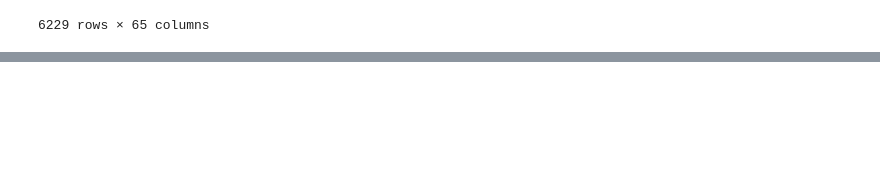
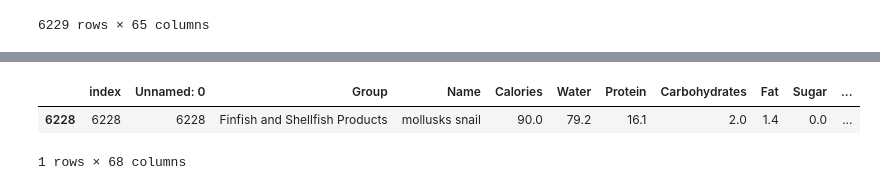
Before and after one commit to CMFV/FINAL_PROJECT, a Jupyter notebook: second_clening.ipynb, the cells around one changed output, grey strips where cells are left out. Saved outputs shown, nothing was run; the diff lists cells and outputs as text; code cells hidden in the pictures; blank space fills up the shorter version.

```diff
--- a/second_clening.ipynb
+++ b/second_clening.ipynb
@@ -271,7 +271,7 @@ for i in df_properties['Name']:
         lista_vacia.append(0)
 
 me_bad = {
-    "ME_BAD": lista_vacia
+    "BAD": lista_vacia
 }
 
 df_properties = pd.concat([df_properties, pd.DataFrame(me_bad)], axis=1)
@@ -310,19 +310,18 @@ Name: ME_BAD, dtype: int64
 # %%
 lista_vacia=[]
 for i in df_properties['Name']:
-    for x in df_properties['ME_BAD']:
-        for e in list_goods_ME:
-            if e in i and x==0:
-                lista_vacia.append(1)
-                break
-        else:
-            lista_vacia.append(0)
+    for e in list_goods_ME:
+        if e in i:
+            lista_vacia.append(1)
+            break
+    else:
+        lista_vacia.append(0)
 
 me_good = {
-    "ME_GOOD": lista_vacia
+    "GOOD": lista_vacia
 }
 
-df_aux = pd.concat([df_properties, pd.DataFrame(me_good)], axis=1)
-display(df_aux)
+df_properties = pd.concat([df_properties, pd.DataFrame(me_good)], axis=1)
+display(df_properties)
 # %% [output]
 |  | index | Unnamed: 0 | Group | Name | Calories | Water | Protein | Carbohydrates | Fat | Sugar | ... |
@@ -351,0 +351,16 @@ Name: ME_GOOD, dtype: int64
+# %%
+lista_vacia=[]
+for i in df_properties['Name']:
+    for e in list_neutrals_ME:
+        if e in i:
+            lista_vacia.append(1)
+            break
+    else:
+        lista_vacia.append(0)
+
+me_neutrals = {
+    "NEUTRALS": lista_vacia
+}
+
+df_properties = pd.concat([df_properties, pd.DataFrame(me_neutrals)], axis=1)
+display(df_properties)
@@ -351,0 +406,8 @@ Name: ME_GOOD, dtype: int64
+# %%
+df_properties['ME_CLASSIFIED']=''
+# %%
+df_properties[df_properties['Name'].str.contains("mollusks  snail")]
+# %% [output]
+|  | index | Unnamed: 0 | Group | Name | Calories | Water | Protein | Carbohydrates | Fat | Sugar | ... |
+| 6228 | 6228 | 6228 | Finfish and Shellfish Products | mollusks snail | 90.0 | 79.2 | 16.1 | 2.0 | 1.4 | 0.0 | ... |
+1 rows × 68 columns
```
Also changed, not shown: parts of 19 cells of this notebook, 1 other file.
